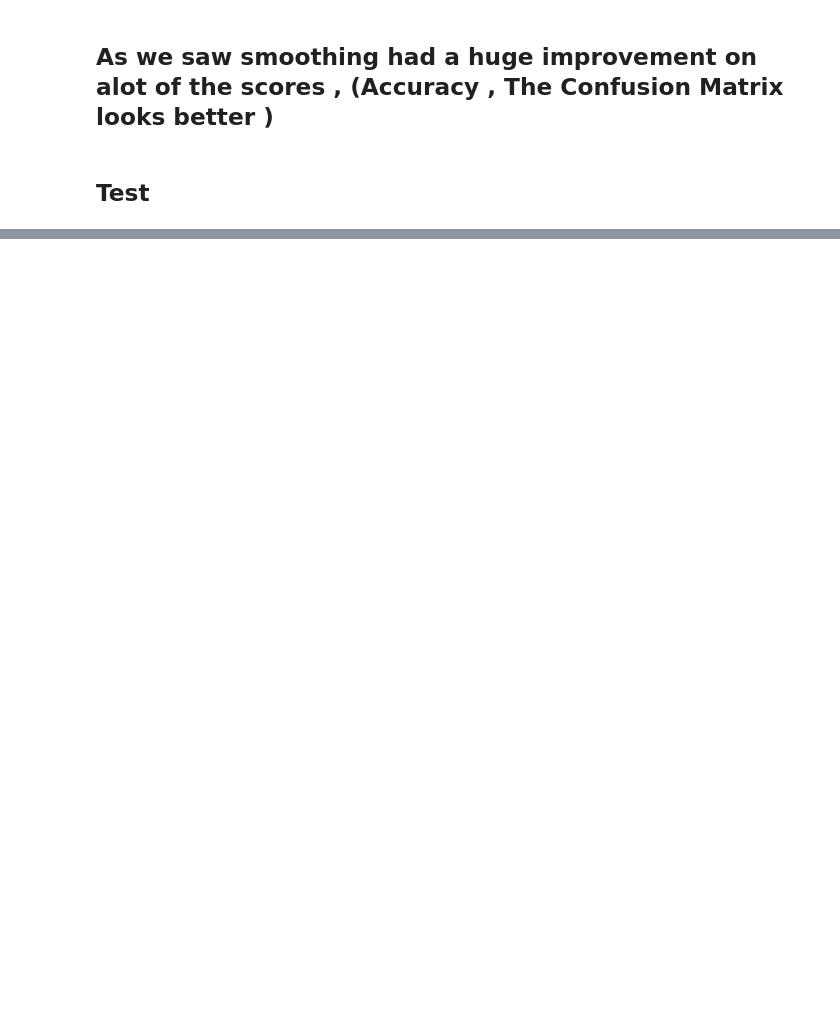
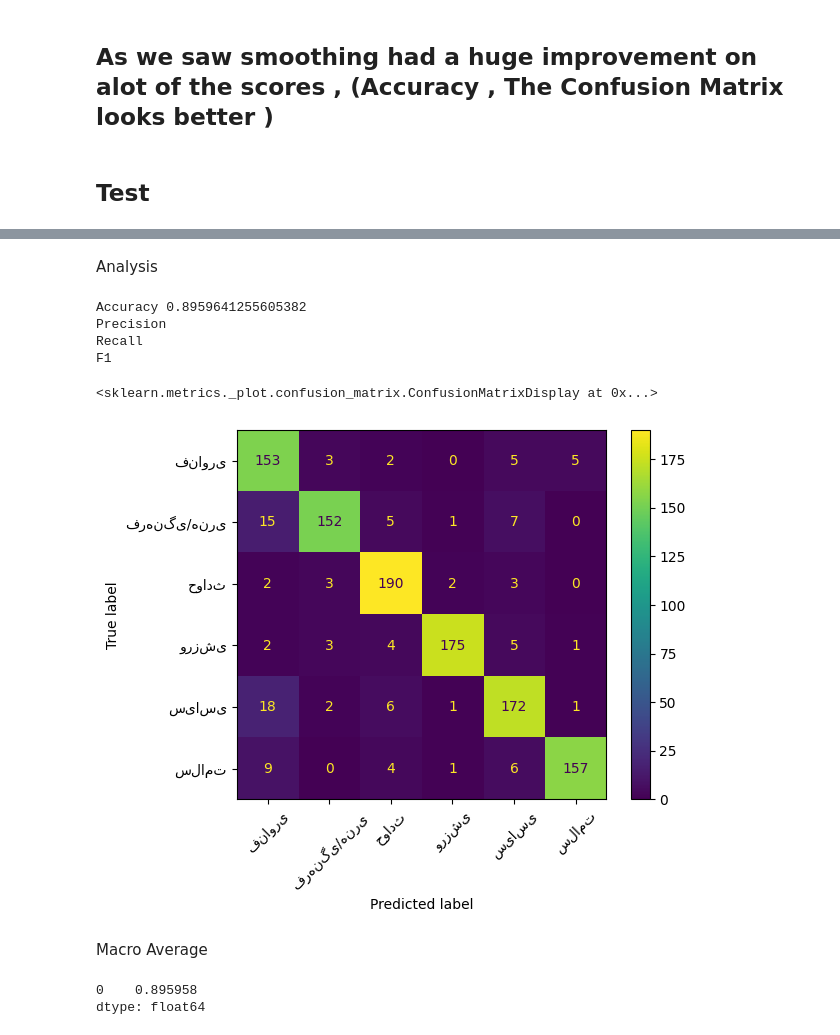
Before and after one commit to SyntheticDemon/Naive-Bayes-News-Text-Classifier, a Jupyter notebook: CA_3.ipynb, the cells around one changed output, grey strips where cells are left out. Drawn from its saved outputs; the diff is of its cells as text; code cells hidden in the pictures; blank space fills up the shorter version.

```diff
--- a/CA_3.ipynb
+++ b/CA_3.ipynb
@@ -9,6 +10,9 @@ import numpy as np
 import plotly.express as px
 # %%
 train_ = pd.read_csv("train.csv")
+# %%
+def draw_dictionary(dic):
+    return px.bar(pd.DataFrame(dic,index=[0]).transpose())
 # %% [markdown]
 Initialize dictionary for keeping the counts of evidence words
 # %% [markdown]
@@ -101,2 +87,21 @@ def accuracy_score (truth,prediction):
+# %%
+def calc_precision_for_label(label,df):
+    return len(df[(df['label'] == label) & (df['prediction'] == label)]) / len(df[df['prediction'] == label])
+
+
+def calc_recall_for_label(label,df):
+    return len(df[(df['label'] == label) & (df['prediction'] == label)]) / len(df[df['label'] == label])
+# %%
+def precision(df):
+    return dict(list(map(lambda x : (x,calc_precision_for_label(x,df)),df['label'].unique())))
+
+def recall(df):
+    return dict(list(map(lambda x: (x,calc_recall_for_label(x,df)), df['label'].unique())))
+
+def accuracy(truth,prediction):
+    return len(list(filter(lambda x : x, truth == prediction))) / len(truth)
+
+def F1 (recalls,precisions):
+    (recalls * precisions) * 2  / (recalls + precisions)
 # %% [markdown]
 # Confusion Matrix and Analysis of Performance of No Smoothing
@@ -194,0 +190,39 @@ test_
+# %%
+
+test_["prediction"] = test_.iloc[:, 4:10].idxmax(
+    axis=1).map(lambda x: x.replace("_posterior", ""))
+# %% [markdown]
+Analysis
+# %%
+cf = confusion_matrix(test_['label'], test_[
+                      'prediction'], labels=list(test_['label'].unique()))
+r = ConfusionMatrixDisplay(
+    confusion_matrix=cf,  display_labels=list(test_['label'].unique()))
+print("Accuracy " + str(accuracy(test_['label'], test_['prediction'])))
+print("Precision")
+draw_dictionary(precision(test_)).show()
+print("Recall")
+draw_dictionary(recall(test_)).show()
+
+recalls = pd.DataFrame(recall(test_), index=[0])
+precisions = pd.DataFrame(precision(test_), index=[0])
+F1 = ((recalls * precisions) * 2)/(recalls + precisions)
+print("F1")
+draw_dictionary(F1).show()
+r.plot(xticks_rotation=45)
+# %% [output]
+Accuracy 0.8959641255605382
+Precision
+Recall
+F1
+<sklearn.metrics._plot.confusion_matrix.ConfusionMatrixDisplay at 0x...>
+[figure, added]
+# %% [markdown]
+Macro Average
+# %%
+macro_Average = F1.mean(axis=1)
+
+macro_Average
+# %% [output]
+0    0.895958
+dtype: float64
```
Also changed, not shown: parts of 17 cells of this notebook.
